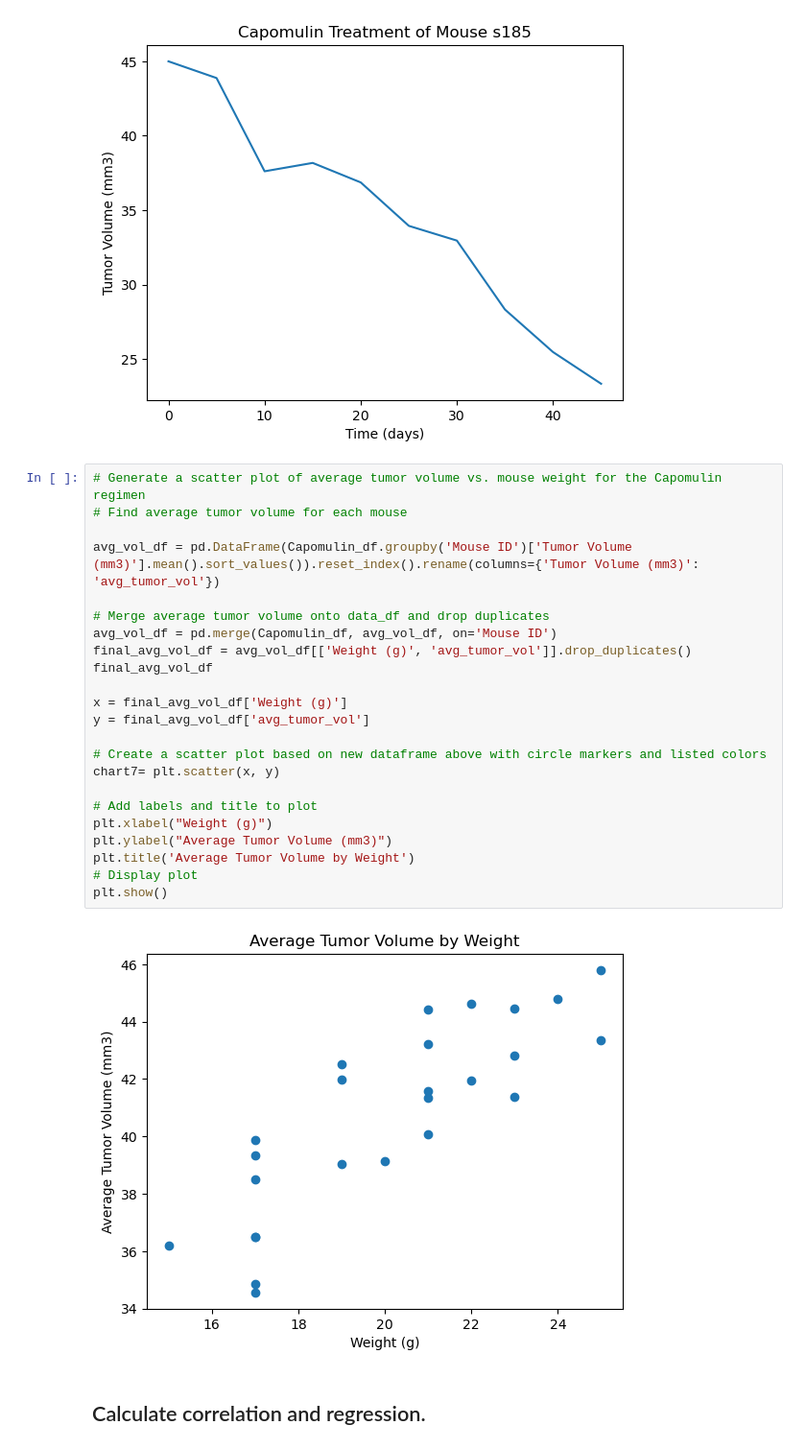
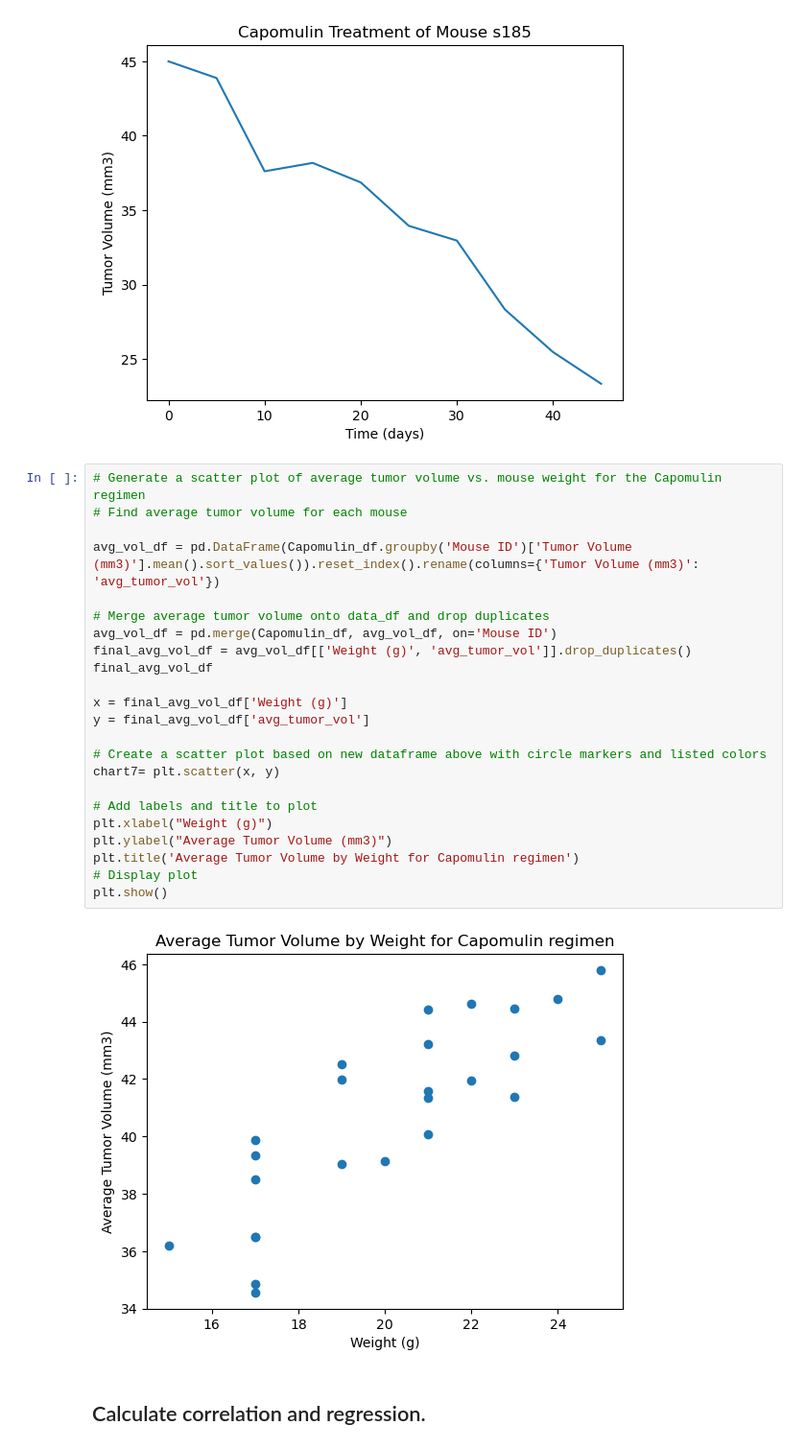
Before and after one commit to NoelleMtz/pymaceuticals, a Jupyter notebook: Pymaceuticals-NGM.ipynb, the cells around one changed output. Shown at 96% size. Saved outputs shown, nothing was run; the diff lists cells and outputs as text.

```diff
--- a/Pymaceuticals-NGM.ipynb
+++ b/Pymaceuticals-NGM.ipynb
@@ -313,28 +313,28 @@ plt.show()
 # %%
 # Generate a scatter plot of average tumor volume vs. mouse weight for the Capomulin regimen
 # Find average tumor volume for each mouse
 
 avg_vol_df = pd.DataFrame(Capomulin_df.groupby('Mouse ID')['Tumor Volume (mm3)'].mean().sort_values()).reset_index().rename(columns={'Tumor Volume (mm3)': 'avg_tumor_vol'})
 
 # Merge average tumor volume onto data_df and drop duplicates
 avg_vol_df = pd.merge(Capomulin_df, avg_vol_df, on='Mouse ID')
 final_avg_vol_df = avg_vol_df[['Weight (g)', 'avg_tumor_vol']].drop_duplicates()
 final_avg_vol_df
 
 x = final_avg_vol_df['Weight (g)']
 y = final_avg_vol_df['avg_tumor_vol']
 
 # Create a scatter plot based on new dataframe above with circle markers and listed colors
 chart7= plt.scatter(x, y)
 
 # Add labels and title to plot
 plt.xlabel("Weight (g)")
 plt.ylabel("Average Tumor Volume (mm3)")
-plt.title('Average Tumor Volume by Weight')
+plt.title('Average Tumor Volume by Weight for Capomulin regimen')
 # Display plot
 plt.show()
 # %% [output]
-[figure, old version]
+[figure, new version]
 # %% [markdown]
 ## Calculate correlation and regression.
 # %%
```
Also changed, not shown: parts of 1 cell of this notebook.
